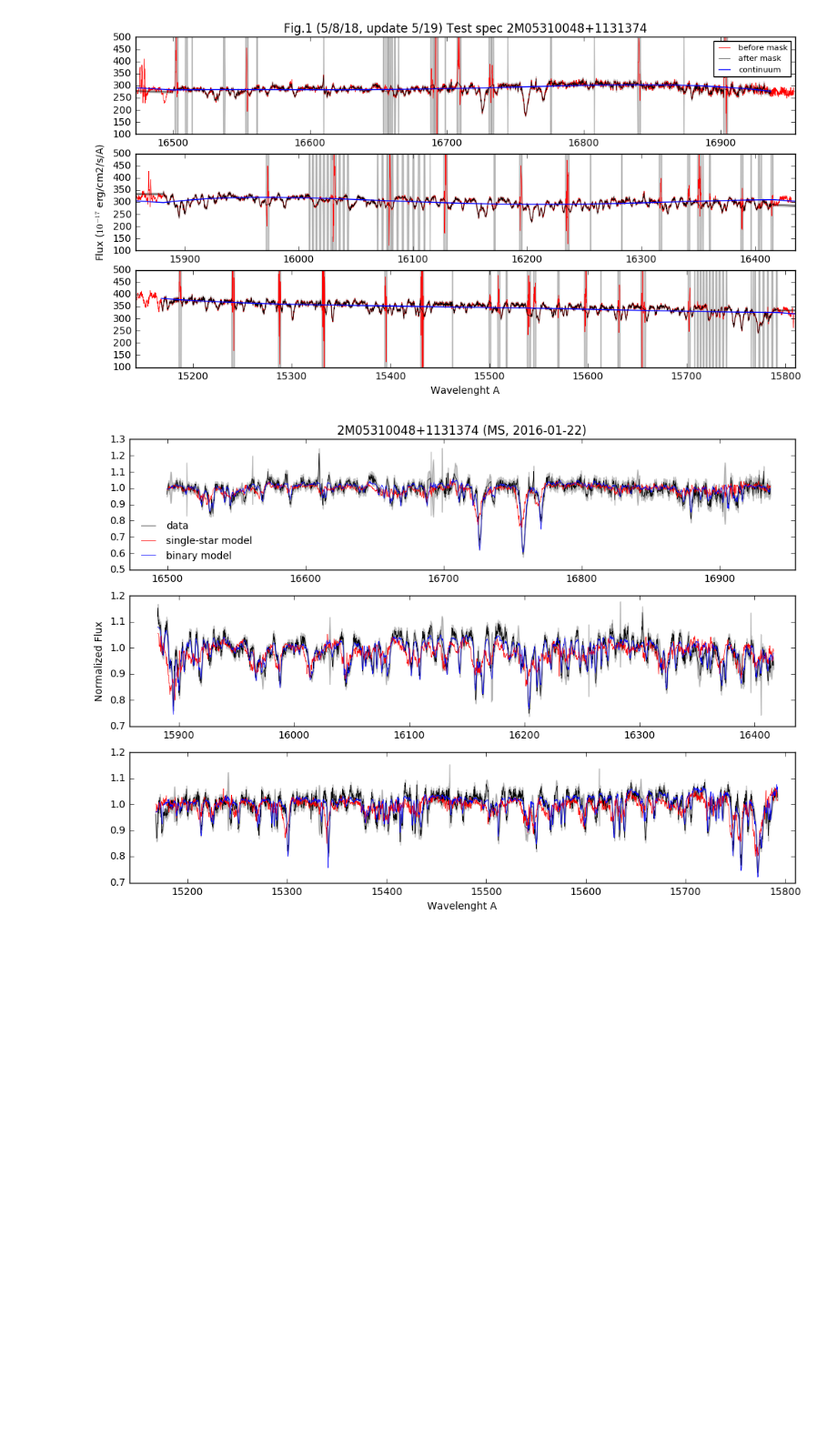
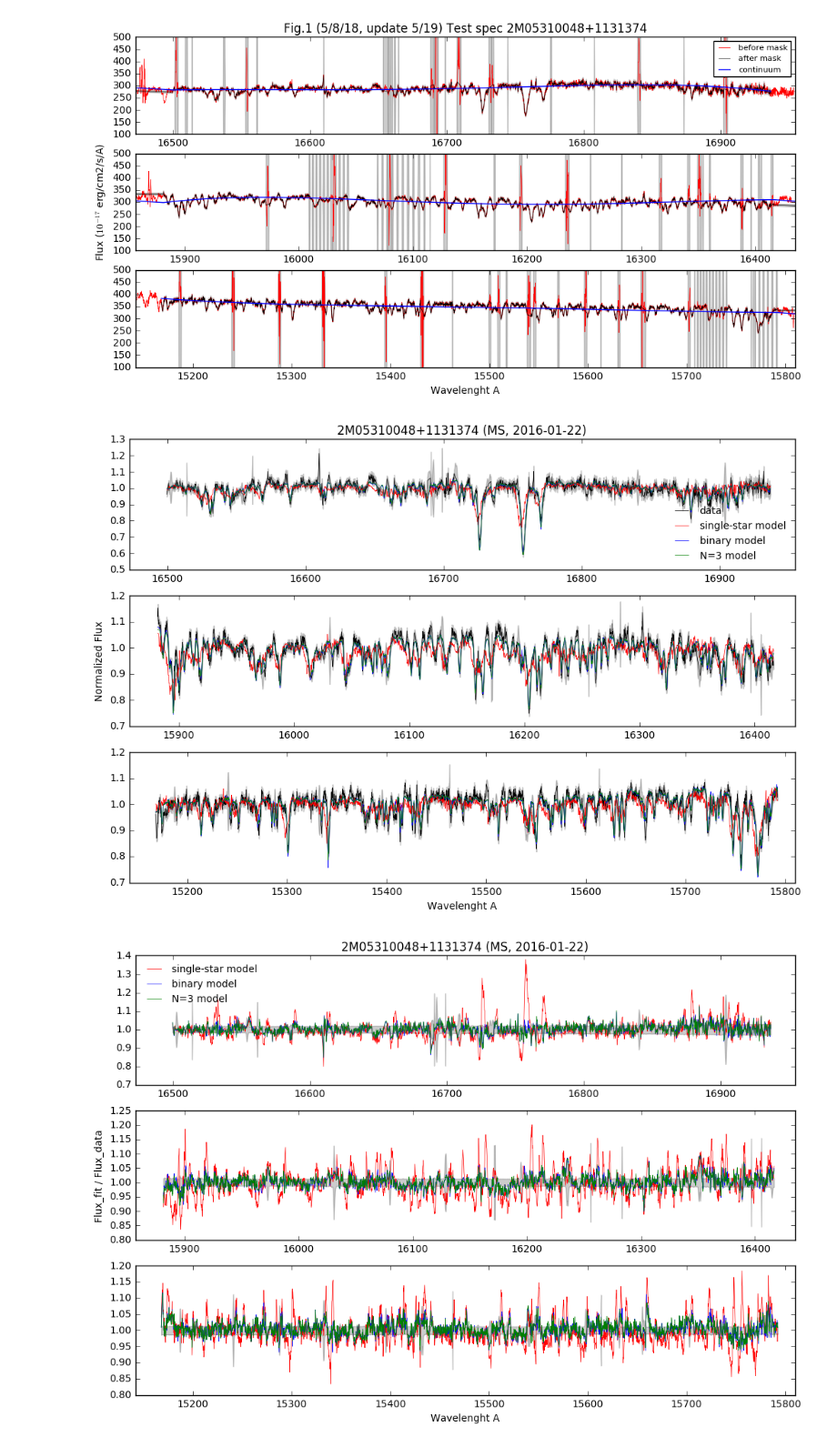
Before and after one commit to liuxx479/MW-BHs, a Jupyter notebook: plot-specs.ipynb, the cells around one changed output. Shown at 91% size. Drawn from its saved outputs; the diff is of its cells as text; code cells hidden in the pictures; blank space fills up the shorter version.

Commit message:
add spec fit for N>2

```diff
--- a/plot-specs.ipynb
+++ b/plot-specs.ipynb
@@ -132,4 +168,2 @@ def kareem_fit(ifitsfn, iapoid, ishow=0, star='MS'):
 # %%
-out = kareem_fit(ifitsfn, iapoid, ishow=1)
+out = kareem_fit(ifitsfn, iapoid)
-# %% [output]
-[figure, removed]
@@ -208,13 +170,14 @@ fit_normalized_spectrum_N(norm_spec, spec_err,
-# %%
-# popt_binary, pcov, bin_spec = fitting.fit_normalized_spectrum_binary_model(norm_spec = data_spec,
-#         spec_err = specerr, NN_coeffs_norm = NN_coeffs_norm, NN_coeffs_flux = NN_coeffs_flux,
-#         NN_coeffs_R = NN_coeffs_R, NN_coeffs_Teff2_logg2 = NN_coeffs_Teff2_logg2,
-#         p0_single = popt_single, num_p0 = 10)
-
-popt_N, pcov, N_spec = fit_normalized_spectrum_N (norm_spec = data_spec,
-         spec_err = specerr, NN_coeffs_norm = NN_coeffs_norm, NN_coeffs_flux = NN_coeffs_flux,
-         NN_coeffs_R = NN_coeffs_R, NN_coeffs_Teff2_logg2 = NN_coeffs_Teff2_logg2,
-         p0_single = popt_single, num_p0 = 10)
+# %%
+(ilambda, wavelength, data_spec, specerr,
+           popt_single, pcov, single_spec,
+           popt_binary, pcov2, bin_spec,
+           popt_N3, pcov3, N3_spec)=out
+
+plot_fit_abs (iapoid,ilambda, wavelength, data_spec, specerr, single_spec, bin_spec, N3_spec)
+plot_fit_diff (iapoid,ilambda, wavelength, data_spec, specerr, single_spec, bin_spec, N3_spec)
+# %% [output]
+[figure, added]
+[figure, added]
 # %%
 #star = 'giants' ## 'MS'
 # out_arr = []
```
Also changed, not shown: parts of 5 cells of this notebook.
